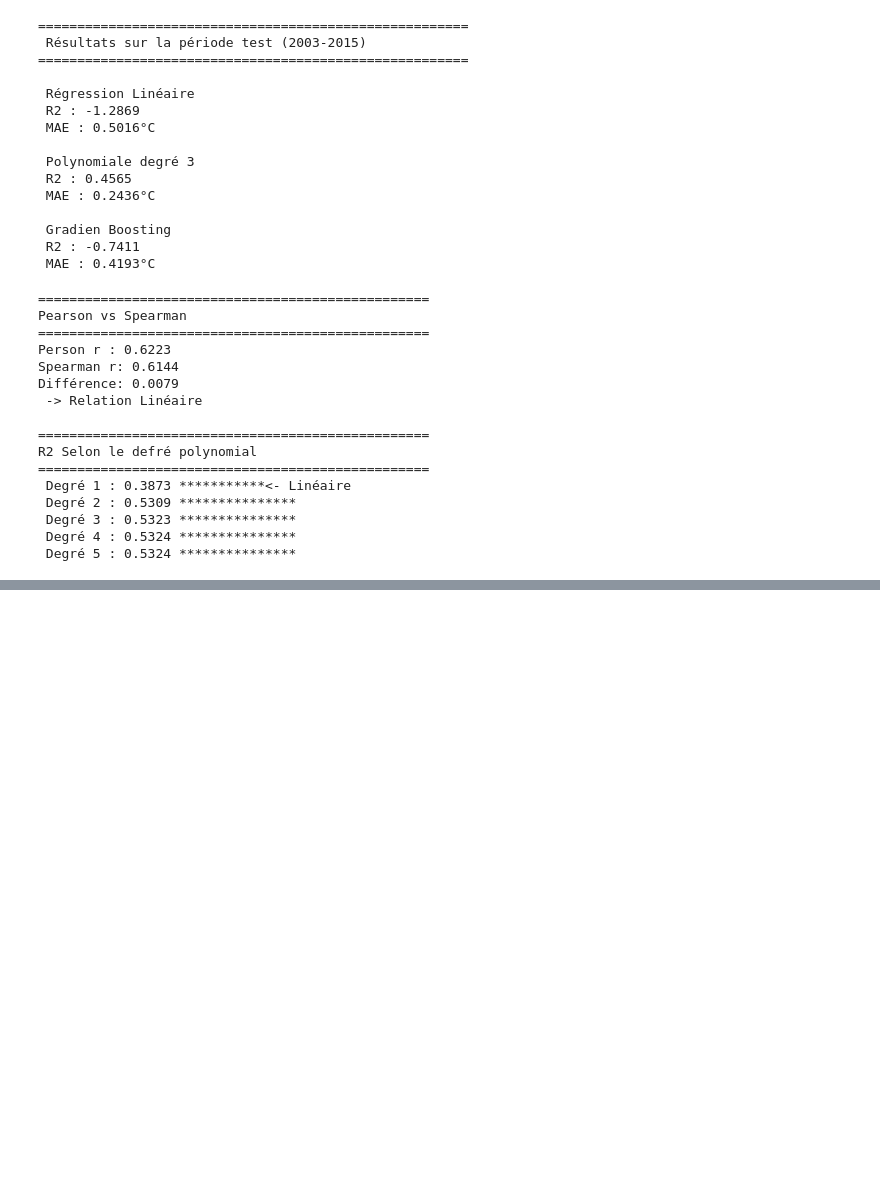
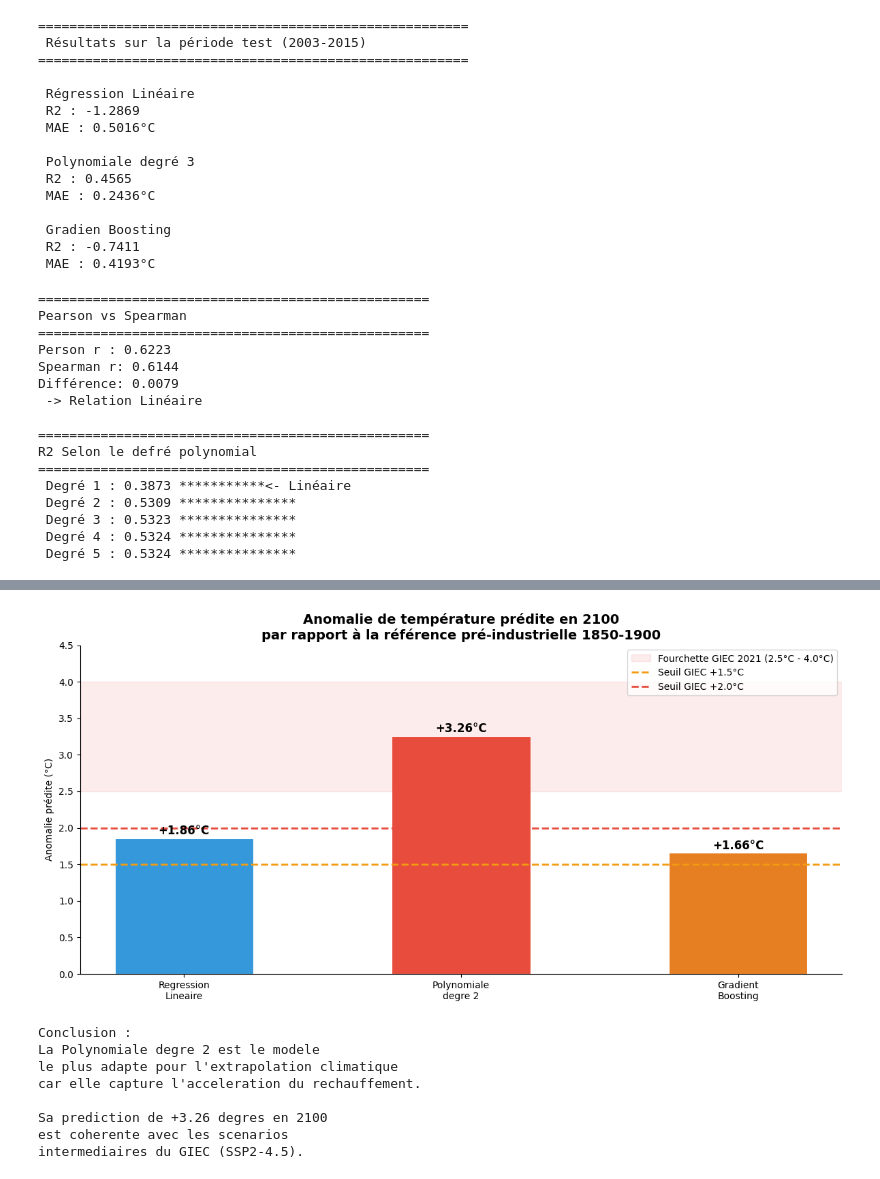
Before and after one commit to Aous1997/climat-change-analysis, a Jupyter notebook: notebooks/analyse_climat.ipynb, the cells around one changed output, grey strips where cells are left out. Cells and saved outputs as stored; diff of their text form; code cells hidden in the pictures; blank space fills up the shorter version.

Commit message:
feat: ML prediction 2100, carte mondiale, top15 pays — projet complet

```diff
--- a/notebooks/analyse_climat.ipynb
+++ b/notebooks/analyse_climat.ipynb
@@ -626,0 +984,79 @@ R2 Selon le defré polynomial
+# %%
+fig, ax = plt.subplots(figsize=(12, 6))
+
+modeles_noms = [
+    'Regression\nLineaire',
+    'Polynomiale\ndegre 2',
+    'Gradient\nBoosting'
+]
+anomalies_2100 = [1.86, 3.26, 1.66]
+couleurs = ['#3498DB', '#E74C3C', '#E67E22']
+
+bars = ax.bar(
+    modeles_noms, anomalies_2100,
+    color=couleurs,
+    edgecolor='white',
+    linewidth=0.8,
+    width=0.5
+)
+
+for bar, val in zip(bars, anomalies_2100):
+    ax.text(
+        bar.get_x() + bar.get_width() / 2,
+        bar.get_height() + 0.05,
+        f'+{val:.2f}°C',
+        ha='center', fontweight='bold', fontsize=12
+    )
+
+# Fourchette GIEC
+ax.axhspan(
+    2.5, 4.0,
+    alpha=0.1, color='#E74C3C',
+    label='Fourchette GIEC 2021 (2.5°C - 4.0°C)'
+)
+ax.axhline(
+    y=1.5, color='#F39C12',
+    linestyle='--', linewidth=2,
+    label='Seuil GIEC +1.5°C'
+)
+ax.axhline(
+    y=2.0, color='#E74C3C',
+    linestyle='--', linewidth=2,
+    label='Seuil GIEC +2.0°C'
+)
+
+ax.set_title(
+    'Anomalie de température prédite en 2100\n'
+    'par rapport à la référence pré-industrielle 1850-1900',
+    fontsize=14, fontweight='bold'
+)
+ax.set_ylabel('Anomalie prédite (°C)')
+ax.set_ylim(0, 4.5)
+ax.legend(fontsize=10)
+ax.spines[['top', 'right']].set_visible(False)
+
+plt.tight_layout()
+plt.savefig('../outputs/05_comparaison_predictions_2100.png',
+            dpi=150, bbox_inches='tight')
+plt.show()
+
+print("""
+Conclusion :
+La Polynomiale degre 2 est le modele
+le plus adapte pour l'extrapolation climatique
+car elle capture l'acceleration du rechauffement.
+
+Sa prediction de +3.26 degres en 2100
+est coherente avec les scenarios
+intermediaires du GIEC (SSP2-4.5).
+""")
+# %% [output]
+[figure, added]
+Conclusion :
+La Polynomiale degre 2 est le modele
+le plus adapte pour l'extrapolation climatique
+car elle capture l'acceleration du rechauffement.
+
+Sa prediction de +3.26 degres en 2100
+est coherente avec les scenarios
+intermediaires du GIEC (SSP2-4.5).
```
Also changed, not shown: parts of 17 cells of this notebook, 5 other files.
